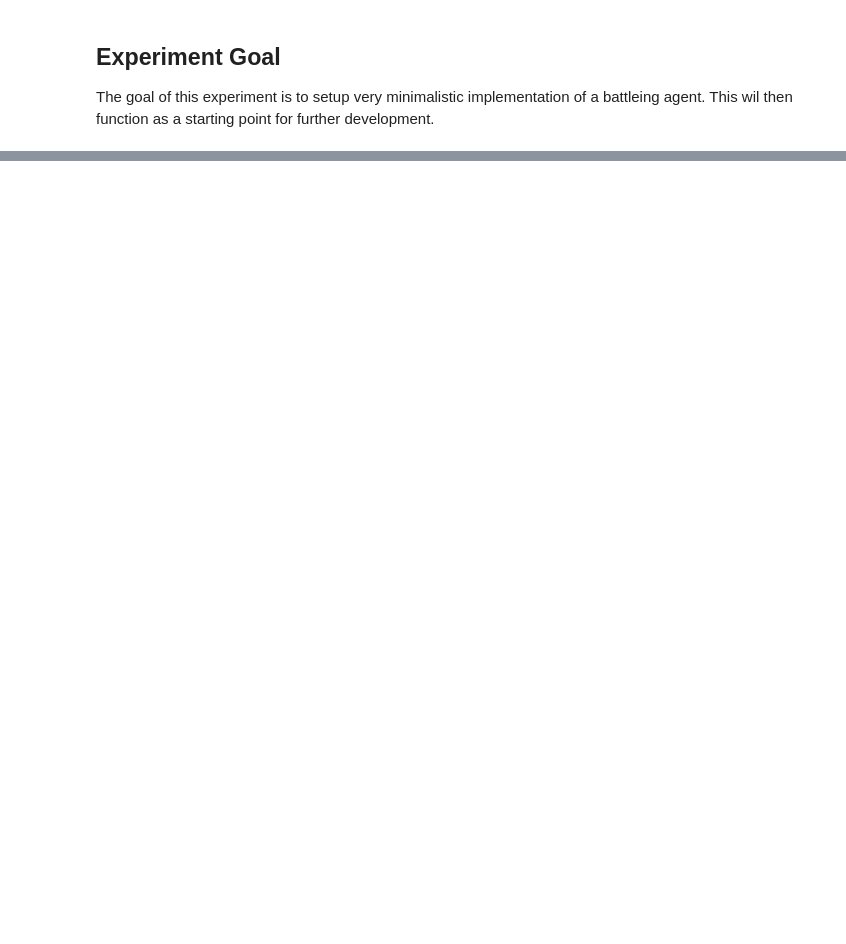
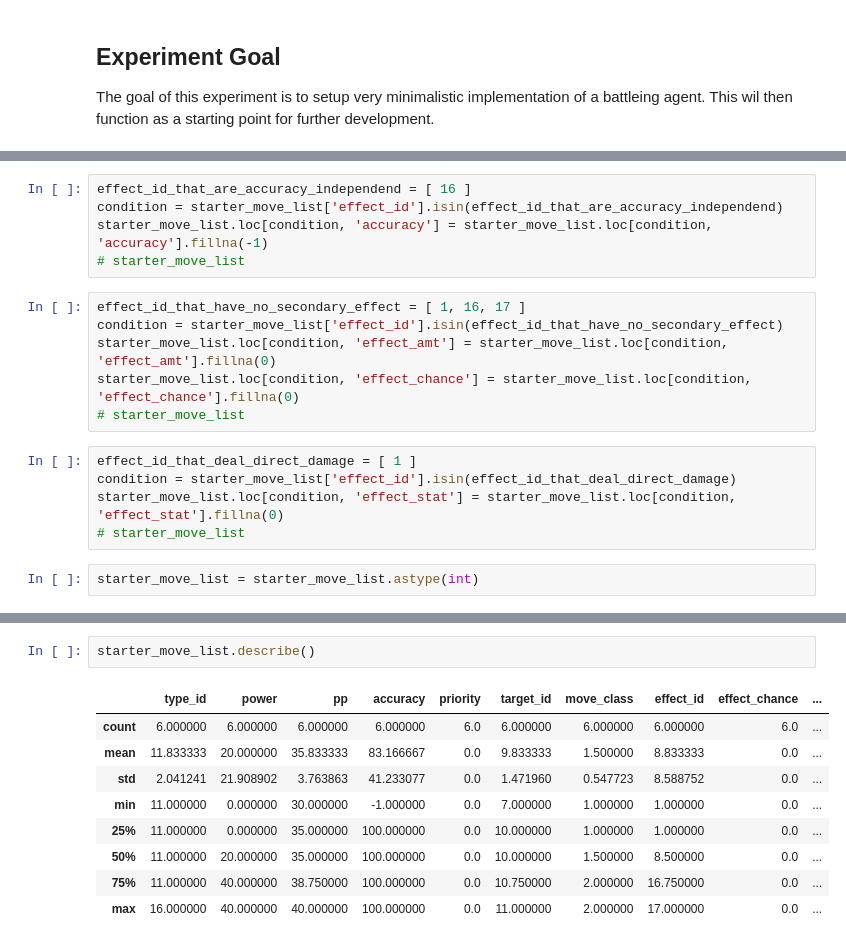
Before and after one commit to LucEnden/deth, a Jupyter notebook: research_lvde/experiments/initial_pokemon_battleing_agent.ipynb, the cells around one changed output, grey strips where cells are left out. Drawn from its saved outputs; the diff is of its cells as text; blank space fills up the shorter version.

```diff
--- a/research_lvde/experiments/initial_pokemon_battleing_agent.ipynb
+++ b/research_lvde/experiments/initial_pokemon_battleing_agent.ipynb
@@ -103,0 +345,18 @@ bag = set([(potion, 1), (full_heal, 1)])
+# %%
+effect_id_that_are_accuracy_independend = [ 16 ]
+condition = starter_move_list['effect_id'].isin(effect_id_that_are_accuracy_independend)
+starter_move_list.loc[condition, 'accuracy'] = starter_move_list.loc[condition, 'accuracy'].fillna(-1)
+# starter_move_list
+# %%
+effect_id_that_have_no_secondary_effect = [ 1, 16, 17 ]
+condition = starter_move_list['effect_id'].isin(effect_id_that_have_no_secondary_effect)
+starter_move_list.loc[condition, 'effect_amt'] = starter_move_list.loc[condition, 'effect_amt'].fillna(0)
+starter_move_list.loc[condition, 'effect_chance'] = starter_move_list.loc[condition, 'effect_chance'].fillna(0)
+# starter_move_list
+# %%
+effect_id_that_deal_direct_damage = [ 1 ]
+condition = starter_move_list['effect_id'].isin(effect_id_that_deal_direct_damage)
+starter_move_list.loc[condition, 'effect_stat'] = starter_move_list.loc[condition, 'effect_stat'].fillna(0)
+# starter_move_list
+# %%
+starter_move_list = starter_move_list.astype(int)
@@ -103,0 +375,12 @@ bag = set([(potion, 1), (full_heal, 1)])
+# %%
+starter_move_list.describe()
+# %% [output]
+|  | type_id | power | pp | accuracy | priority | target_id | move_class | effect_id | effect_chance | ... |
+| count | 6.000000 | 6.000000 | 6.000000 | 6.000000 | 6.0 | 6.000000 | 6.000000 | 6.000000 | 6.0 | ... |
+| mean | 11.833333 | 20.000000 | 35.833333 | 83.166667 | 0.0 | 9.833333 | 1.500000 | 8.833333 | 0.0 | ... |
+| std | 2.041241 | 21.908902 | 3.763863 | 41.233077 | 0.0 | 1.471960 | 0.547723 | 8.588752 | 0.0 | ... |
+| min | 11.000000 | 0.000000 | 30.000000 | -1.000000 | 0.0 | 7.000000 | 1.000000 | 1.000000 | 0.0 | ... |
+| 25% | 11.000000 | 0.000000 | 35.000000 | 100.000000 | 0.0 | 10.000000 | 1.000000 | 1.000000 | 0.0 | ... |
+| 50% | 11.000000 | 20.000000 | 35.000000 | 100.000000 | 0.0 | 10.000000 | 1.500000 | 8.500000 | 0.0 | ... |
+| 75% | 11.000000 | 40.000000 | 38.750000 | 100.000000 | 0.0 | 10.750000 | 2.000000 | 16.750000 | 0.0 | ... |
+| max | 16.000000 | 40.000000 | 40.000000 | 100.000000 | 0.0 | 11.000000 | 2.000000 | 17.000000 | 0.0 | ... |
```
Also changed, not shown: parts of 87 cells of this notebook, 5 other files.
